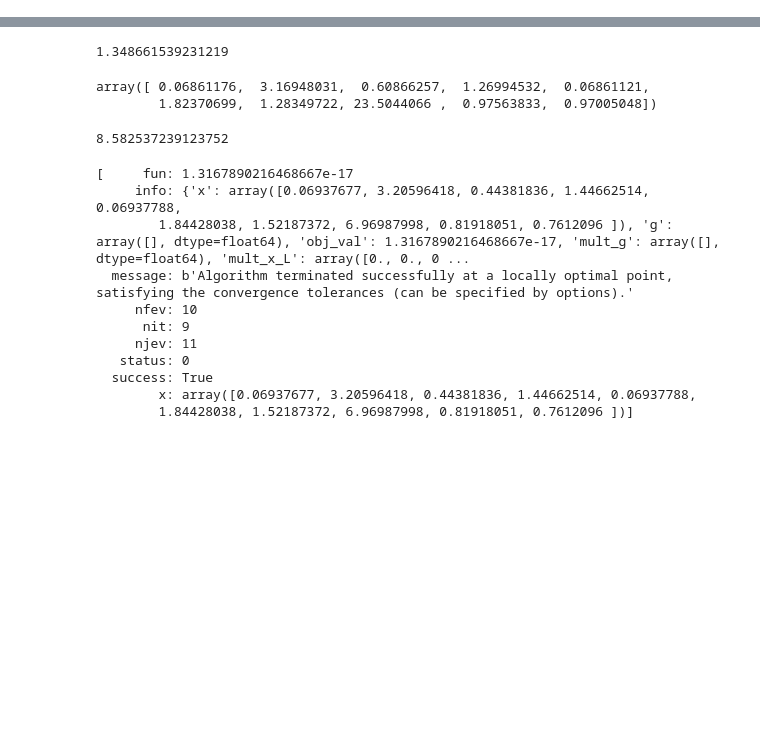
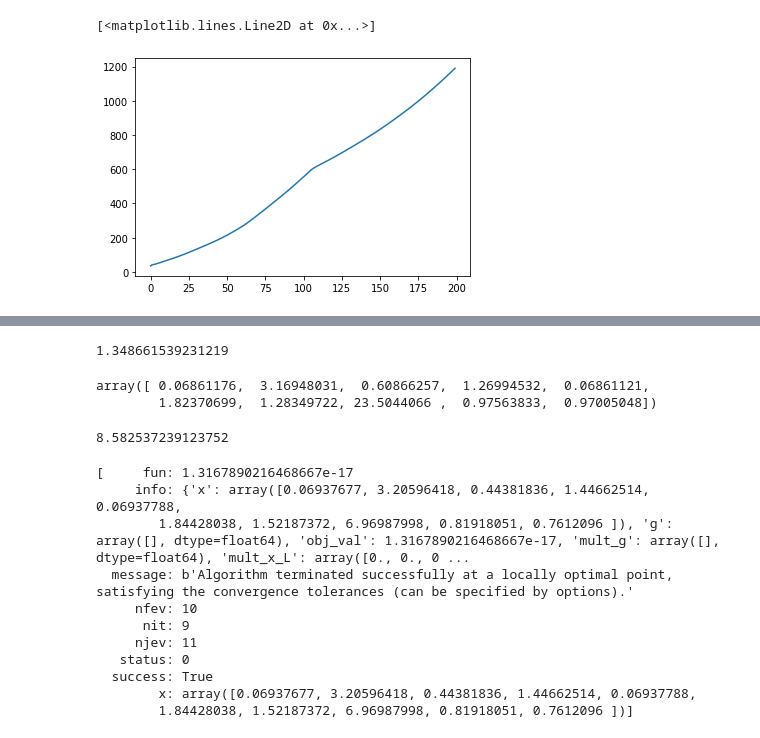
Before and after one commit to mkhlgrv/olg, a Jupyter notebook: steady_state.ipynb, the cells around one changed output, grey strips where cells are left out. Cells and saved outputs as stored; diff of their text form; code cells hidden in the pictures; blank space fills up the shorter version.

```diff
--- a/steady_state.ipynb
+++ b/steady_state.ipynb
@@ -77,0 +144,5 @@ import statsmodels.api as sm
+# %%
+plt.plot(olg.K[0,:200])
+# %% [output]
+[<matplotlib.lines.Line2D at 0x...>]
+[figure, added]
```
Also changed, not shown: parts of 105 cells of this notebook, 9 other files.
